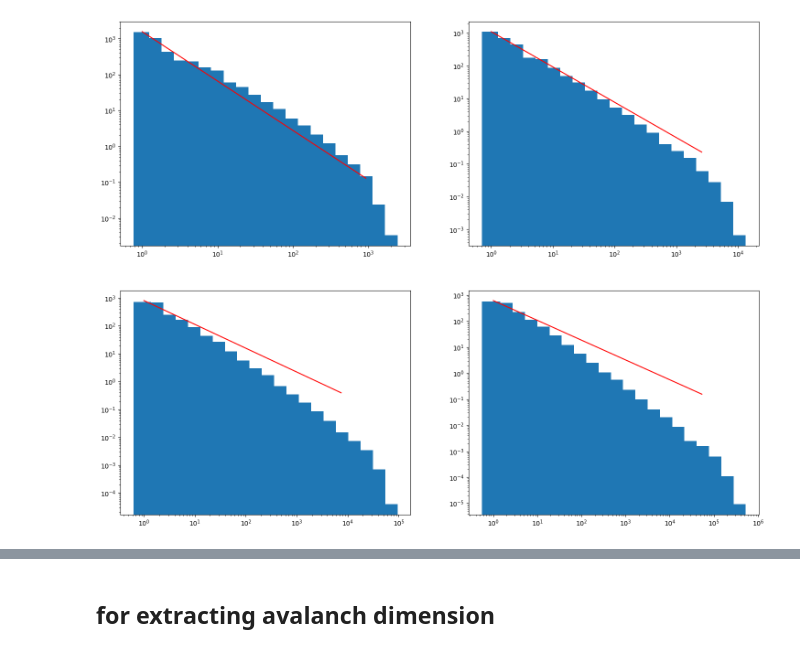
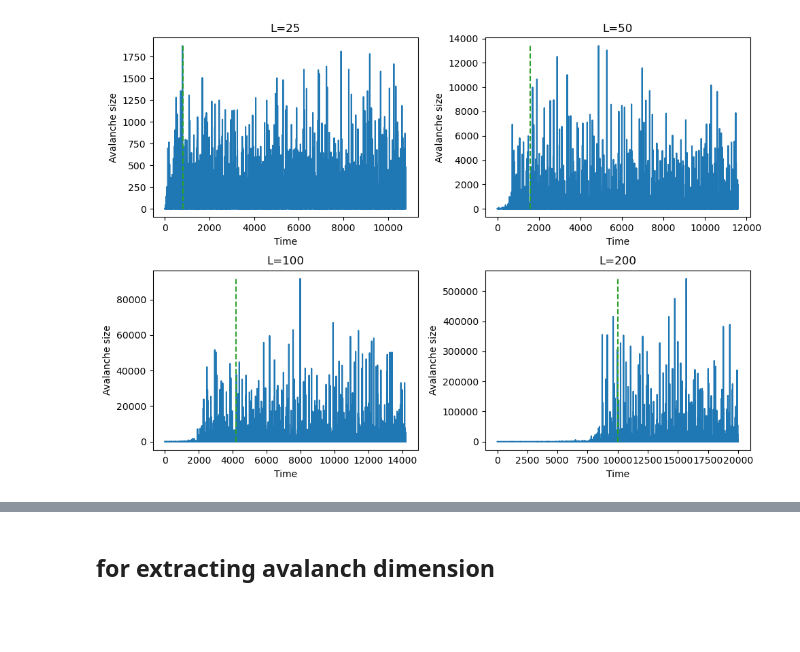
Before and after one commit to SSBNS/Complex_physics_SSBNS, a Jupyter notebook: Midterm/Midterm 2/midterm_2.ipynb, the cells around one changed output, grey strips where cells are left out. Drawn from its saved outputs; the diff is of its cells as text; code cells hidden in the pictures; blank space fills up the shorter version.

```diff
--- a/Midterm/Midterm 2/midterm_2.ipynb
+++ b/Midterm/Midterm 2/midterm_2.ipynb
@@ -189,5 +280,0 @@ plt.show()
-# %%
-L_list = [25,50,100,200]
-n_min = [500,1500,3000,10**4]
-n_max = [n+10**4 for n in n_min]
-print(n_min,n_max)
@@ -196,7 +281,7 @@ print(n_min,n_max)
 # %%
 # 2
 
-fig,ax = plt.subplots(2,2,figsize=(18,14))
+fig,ax = plt.subplots(2,2,figsize =(10,7))
 for index,L in enumerate(L_list):
     print("Starting L=",L)
     data = sandpile(L=L,n_max=n_max[index])
@@ -207,9 +292,9 @@ for index,L in enumerate(L_list):
 
     axis.set_xlabel("Time")
     axis.set_ylabel("Avalanche size")
-
+    print(len(data))
     np.savetxt("Data\\sizes_L="+str(L)+".txt",data)
-
+fig.tight_layout()
 plt.show()
 # %% [output]
 Starting L= 25
@@ -222,38 +307,71 @@ from scipy.optimize import curve_fit
 def power_law(x,gamma,A):
     return A/x**gamma
 def linear(x,gamma,A):
-    return -gamma*x+A
+    return -gamma*x+np.log10(A)
+def lin_plus_cut(x,gamma,A,C):
+    return linear(x,gamma,A)-10**(x)/C
+def power_cutoff(x,gamma,A,C):
+    return A/x**gamma*np.exp(-x/C)
 # %%
 # plotting size destribution
-fig,ax = plt.subplots(2,2,figsize =(18,14))
-fig_test,ax_test = plt.subplots(2,2,figsize =(18,14))
-L_cutoff_list = [10**3,10**(3.5),10**4,10**5]
-num_list = []
+fig_size,ax_size = plt.subplots(2,2,figsize =(10,7))
+fig,ax = plt.subplots(2,2,figsize =(10,7))
+#fig_test,ax_test = plt.subplots(2,2,figsize =(10,7))
+s_cutoff_lower = [3,2,2,2]
+s_cutoff_upper = [10**3,10**(3.5),10**4,10**5]
+cutoff = []
+gamma_list = []
+
 for index,L in enumerate(L_list):
+    axis_size = ax_size.flatten()[index]
     axis = ax.flatten()[index]
-    axis_test = ax_test.flatten()[index]
+    #axis_test = ax_test.flatten()[index]
+    data = np.genfromtxt("Data\\sizes_L="+str(L)+".txt")
+    cutoff.append(max(data))            # perhaps change to maximum bin instead
 
-    data = np.genfromtxt("Data\\sizes_L="+str(L)+".txt")
-    #data = data[data!=0]
+    axis_size.plot(np.arange(len(data)),data)
+    axis_size.set_title("L="+str(L))
+    axis_size.plot([n_min[index],n_min[index]],[0,max(data)],color="tab:green",linestyle="dashed")
+
+    axis_size.set_xlabel("Time")
+    axis_size.set_ylabel("Avalanche size")
+    # cut out zero sizes
+
     data = data[n_min[index]:]
+    data = data[data!=0]
     bins,hist = logbin_plot(data,ax=axis,bins=22)[:2]
-    # print(np.log(L_cutoff_list[index])/np.log(L))
-    cutoff_mask = bins <= L_cutoff_list[index]
-    bins_cut = bins[cutoff_mask]
-    hist_cut = hist[cutoff_mask]
-    parms,cov = curve_fit(power_law,bins_cut,hist_cut)
-    print(min(bins_cut))
-    X = np.linspace(min(bins_cut),max(bins_cut),1000)
-    axis.plot(X,power_law(X,*parms),color="red")
-    #axis_test.scatter(bins_cut,hist_cut)
-    #axis_test.plot(X,power_law(X,*parms),color="red")
-    axis_test.scatter(np.log(bins_cut),np.log(hist_cut))
-    XX = np.linspace(min(np.log(bins_cut)),max(np.log(bins_cut)),1000)
-    # axis_test.plot(XX,linear(XX,1.1,6))
-    lin_parms,lin_cov = curve_fit(linear,np.log(bins_cut),np.log(hist_cut))
-    axis_test.plot(XX,linear(XX,*lin_parms))
+    #cutoff.append(max(bins))            # changed to maximum bin value
+    # cut small behavior
+    bins_mask = np.logical_and(bins>s_cutoff_lower[index], bins<s_cutoff_upper[index])
+    bins_cut = bins[bins_mask]
+    hist_cut = hist[bins_mask]
 
-    print("gamma_pow=",parms[0])
+    #cutoff_mask = bins <= L_cutoff_list[index]
+    #bins_cut = bins[cutoff_mask]
+    #hist_cut = hist[cutoff_mask]
+    #print(min(bins_cut))
+
+    lin_parms,lin_cov = curve_fit(linear,np.log10(bins_cut),np.log10(hist_cut))
+    # parms_cutoff, cov_cutoff = curve_fit(lin_plus_cut, np.log10(bins),np.log10(hist))
+
+    #X = np.linspace(min(bins),max(bins),1000)
+    X = np.linspace(min(bins_cut),max(bins_cut),100)
+
+    #axis_test.scatter(np.log10(bins),np.log10(hist))
+
+    #YY = np.linspace(min(np.log10(bins)),max(np.log10(bins)),1000)
+
+    #axis_test.plot(YY,lin_plus_cut(YY,*parms_cutoff))
+
+    # axis.plot(X,power_cutoff(X,*parms_cutoff),color="green")
+    axis.plot(X,power_law(X,*lin_parms),color="red")
+    gamma_list.append(lin_parms[0])
+    axis.set_xlabel("Size")
+    axis.set_ylabel("Number")
+    axis.set_title("L="+str(L))
     print("gamma_lin=",lin_parms[0])
+    # print("D=",np.log(parms_cutoff[-1])/np.log(L))
+fig_size.tight_layout()
+fig.tight_layout()
 plt.show()
 # %% [output]
@@ -272 +382 @@ gamma_lin= 1.2245190618498858
-[figure, old version]
+[figure, new version]
```
Also changed, not shown: parts of 22 cells of this notebook, 10 other files.
